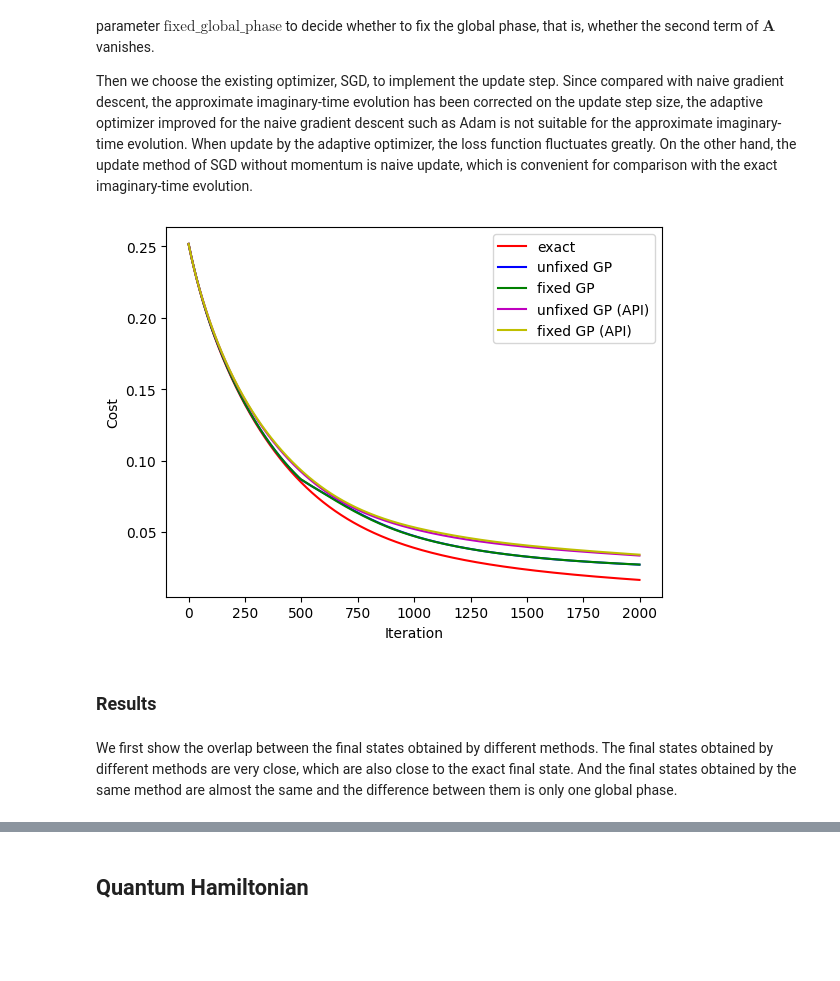
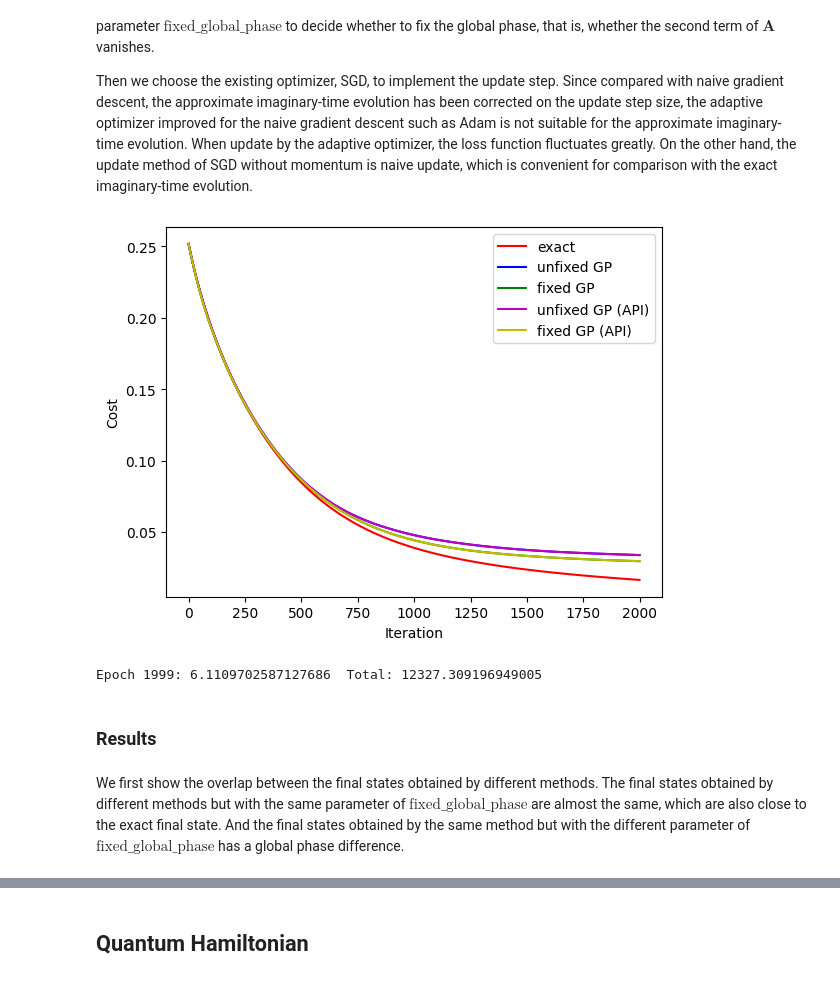
Before and after one commit to tencent-quantum-lab/tensorcircuit, a Jupyter notebook: docs/source/tutorials/imag_time_evo.ipynb, the cells around one changed output, grey strips where cells are left out. Drawn from its saved outputs; the diff is of its cells as text; code cells hidden in the pictures; blank space fills up the shorter version.

```diff
--- a/docs/source/tutorials/imag_time_evo.ipynb
+++ b/docs/source/tutorials/imag_time_evo.ipynb
@@ -128,7 +142,7 @@ exp_tauHv = K.exp(-tau_c * Hv)
 # %% [markdown]
 Here we choose regular QAOA ansatz as the parameterized quantum circuit ([PQC](https://tensorcircuit.readthedocs.io/en/latest/textbook/chap5.html?highlight=变分)).
 # %%
-nlayers = 30  # the number of layers
+nlayers = 20  # the number of layers
 
 @partial(K.jit, static_argnums=(1, 2))
 def wfn_classical(params, each=1, return_loss=False):
@@ -168,8 +182,8 @@ We use two methods to calculate $\boldsymbol{\delta}$, one is to calculate direc
 
 Then we choose the existing optimizer, SGD, to implement the update step. Since compared with naive gradient descent, the approximate imaginary-time evolution has been corrected on the update step size, the adaptive optimizer improved for the naive gradient descent such as Adam is not suitable for the approximate imaginary-time evolution. When update by the adaptive optimizer, the loss function fluctuates greatly. On the other hand, the update method of SGD without momentum is naive update, which is convenient for comparison with the exact imaginary-time evolution.
 # %%
-@partial(K.jit, static_argnums=(2,))
-def d_params(params, psi, fixed_global_phase=False):
+@partial(K.jit, static_argnums=(3,))
+def d_params(params, psi, eps=1e-6, fixed_global_phase=False):
     psi = psi[:, None]
     psiHT = K.conj(K.transpose(psi))
     par_psi = K.jacfwd(wfn_classical, argnums=0)
@@ -180,21 +194,21 @@ def d_params(params, psi, fixed_global_phase=False):
     if not fixed_global_phase:
         A -= K.real(jacHT @ psi @ psiHT @ jac)
     # protection
-    A += 1e-6 * K.eye(params.shape[-1], dtype=A.dtype)
+    A += eps * K.eye(params.shape[-1], dtype=A.dtype)
 
     C = K.real((psiHT * Hv) @ jac)[0]
 
     return K.solve(A, C, assume_a="sym")
 
-@partial(K.jit, static_argnums=(1,))
-def d_params_api(params, fixed_global_phase=False):
+@partial(K.jit, static_argnums=(2,))
+def d_params_api(params, eps=1e-6, fixed_global_phase=False):
     if fixed_global_phase:
-        qng = experimental.qng(wfn_classical, kernel="dynamics", mode="fwd")
+        qng = experimental.qng(wfn_classical, kernel="dynamics", postprocess=None, mode="fwd")
     else:
-        qng = experimental.qng(wfn_classical, kernel="qng", mode="fwd")
-    A = qng(params)
+        qng = experimental.qng(wfn_classical, kernel="qng", postprocess=None, mode="fwd")
+    A = K.real(qng(params))
     # protection
-    A += 1e-6 * K.eye(params.shape[-1], dtype=A.dtype)
+    A += eps * K.eye(params.shape[-1], dtype=A.dtype)
 
     vag = K.value_and_grad(partial(wfn_classical, return_loss=True), argnums=0)
     loss, C2 = vag(params)
@@ -218,49 +232,59 @@ psi_exact = wfn_classical(params)
 losses, losses_fgp, losses_exact = [], [], []
 losses_api, losses_fgp_api = [], []
 
+eps = 1e-6
+t0 = ts = time.time()
+
 for i in range(steps_classical):
     psi = wfn_classical(params)
     loss = K.real(K.tensordot(K.conj(psi) * Hv, psi, 1))
-    delta = d_params(params, psi)
+    delta = d_params(params, psi, eps)
     params = opt.update(delta, params)
     losses.append(K.numpy(loss))
 
     psi_fgp = wfn_classical(params_fgp)
     loss_fgp = K.real(K.tensordot(K.conj(psi_fgp) * Hv, psi_fgp, 1))
-    delta_fgp = d_params(params_fgp, psi_fgp, fixed_global_phase=True)
+    delta_fgp = d_params(params_fgp, psi_fgp, eps, fixed_global_phase=True)
     params_fgp = opt.update(delta_fgp, params_fgp)
     losses_fgp.append(K.numpy(loss_fgp))
 
-    loss_api, delta_api = d_params_api(params_api)
+    loss_api, delta_api = d_params_api(params_api, eps)
     params_api = opt.update(delta_api, params_api)
     losses_api.append(K.numpy(loss_api))
 
-    loss_fgp_api, delta_fgp_api = d_params_api(params_fgp_api, fixed_global_phase=True)
+    loss_fgp_api, delta_fgp_api = d_params_api(params_fgp_api, eps, fixed_global_phase=True)
     params_fgp_api = opt.update(delta_fgp_api, params_fgp_api)
     losses_fgp_api.append(K.numpy(loss_fgp_api))
 
     loss_exact = K.real(K.tensordot(K.conj(psi_exact) * Hv, psi_exact, 1))
     psi_exact *= exp_tauHv
     psi_exact /= K.norm(psi_exact)
     losses_exact.append(K.numpy(loss_exact))
+
+    eps *= 0.999
 
     # visualise the progress
     clear_output(wait=True)
     plt.xlabel('Iteration')
     plt.ylabel('Cost')
     plt.plot(range(i + 1), losses_exact, c='r', label='exact')
     plt.plot(range(i + 1), losses, c='b', label='unfixed GP')
     plt.plot(range(i + 1), losses_fgp, c='g', label='fixed GP')
     plt.plot(range(i + 1), losses_api, c='m', label='unfixed GP (API)')
     plt.plot(range(i + 1), losses_fgp_api, c='y', label='fixed GP (API)')
     plt.legend()
     plt.show()
+
+    te = time.time()
+    print(f'Epoch {i}: {te - ts}\tTotal: {te - t0}')
+    ts = te
 # %% [output]
-[figure, old version]
+[figure, new version]
+Epoch 1999: 6.1109702587127686  Total: 12327.309196949005
 # %% [markdown]
 ### Results
 # %% [markdown]
-We first show the overlap between the final states obtained by different methods. The final states obtained by different methods are very close, which are also close to the exact final state. And the final states obtained by the same method are almost the same and the difference between them is only one global phase.
+We first show the overlap between the final states obtained by different methods. The final states obtained by different methods but with the same parameter of $\text{fixed_global_phase}$ are almost the same, which are also close to the exact final state. And the final states obtained by the same method but with the different parameter of $\text{fixed_global_phase}$ has a global phase difference.
 # %%
 psi = wfn_classical(params)
 psi_fgp = wfn_classical(params_fgp)
```
Also changed, not shown: parts of 13 cells of this notebook.
